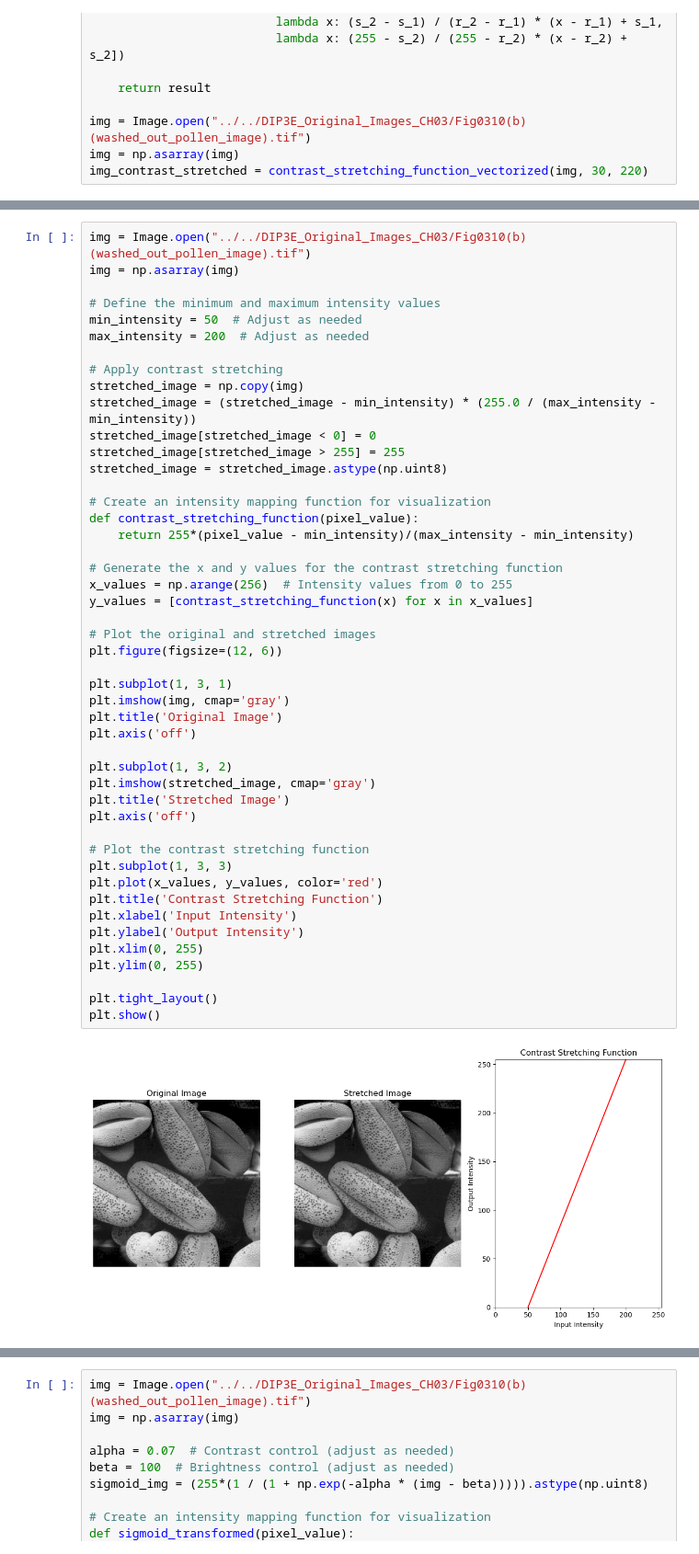
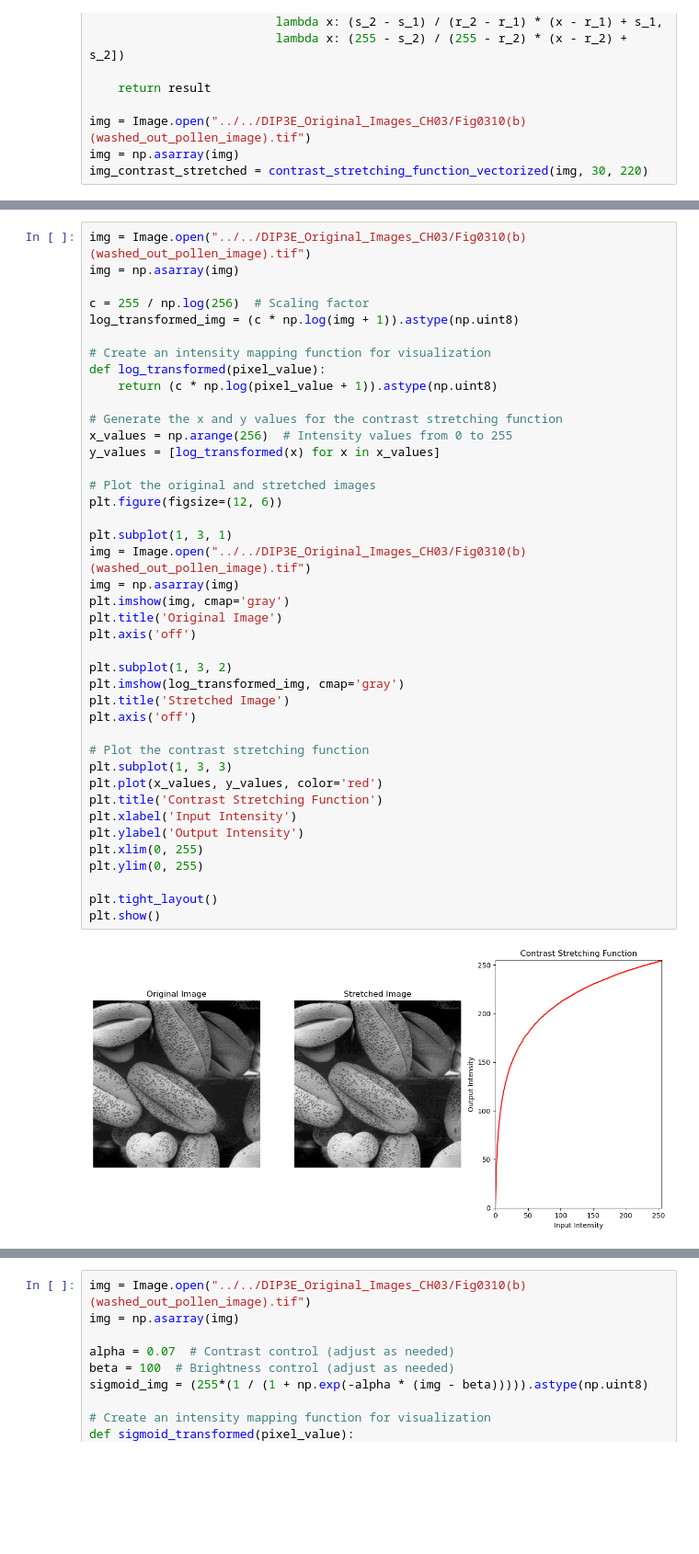
Before and after one commit to TemuujinE/NUM-Pattern-Recognition, a Jupyter notebook: lab2/Start/Constrast Stretching.ipynb, the cells around one changed output, grey strips where cells are left out. Shown at 92% size. Drawn from its saved outputs; the diff is of its cells as text; blank space fills up the shorter version.

```diff
--- a/lab2/Start/Constrast Stretching.ipynb
+++ b/lab2/Start/Constrast Stretching.ipynb
@@ -98,48 +99,42 @@ plt.axis('off');
 img = Image.open("../../DIP3E_Original_Images_CH03/Fig0310(b)(washed_out_pollen_image).tif")
 img = np.asarray(img)
 
-# Define the minimum and maximum intensity values
-min_intensity = 50  # Adjust as needed
-max_intensity = 200  # Adjust as needed
-
-# Apply contrast stretching
-stretched_image = np.copy(img)
-stretched_image = (stretched_image - min_intensity) * (255.0 / (max_intensity - min_intensity))
-stretched_image[stretched_image < 0] = 0
-stretched_image[stretched_image > 255] = 255
-stretched_image = stretched_image.astype(np.uint8)
+c = 255 / np.log(256)  # Scaling factor
+log_transformed_img = (c * np.log(img + 1)).astype(np.uint8)
 
 # Create an intensity mapping function for visualization
-def contrast_stretching_function(pixel_value):
-    return 255*(pixel_value - min_intensity)/(max_intensity - min_intensity)
+def log_transformed(pixel_value):
+    return (c * np.log(pixel_value + 1)).astype(np.uint8)
 
 # Generate the x and y values for the contrast stretching function
 x_values = np.arange(256)  # Intensity values from 0 to 255
-y_values = [contrast_stretching_function(x) for x in x_values]
+y_values = [log_transformed(x) for x in x_values]
 
 # Plot the original and stretched images
 plt.figure(figsize=(12, 6))
 
 plt.subplot(1, 3, 1)
+img = Image.open("../../DIP3E_Original_Images_CH03/Fig0310(b)(washed_out_pollen_image).tif")
+img = np.asarray(img)
 plt.imshow(img, cmap='gray')
 plt.title('Original Image')
 plt.axis('off')
 
 plt.subplot(1, 3, 2)
-plt.imshow(stretched_image, cmap='gray')
+plt.imshow(log_transformed_img, cmap='gray')
 plt.title('Stretched Image')
 plt.axis('off')
 
 # Plot the contrast stretching function
 plt.subplot(1, 3, 3)
 plt.plot(x_values, y_values, color='red')
 plt.title('Contrast Stretching Function')
 plt.xlabel('Input Intensity')
 plt.ylabel('Output Intensity')
 plt.xlim(0, 255)
 plt.ylim(0, 255)
 
 plt.tight_layout()
 plt.show()
 # %% [output]
-[figure, old version]
+[figure, new version]
```
Also changed, not shown: parts of 5 cells of this notebook, 5 other files.
